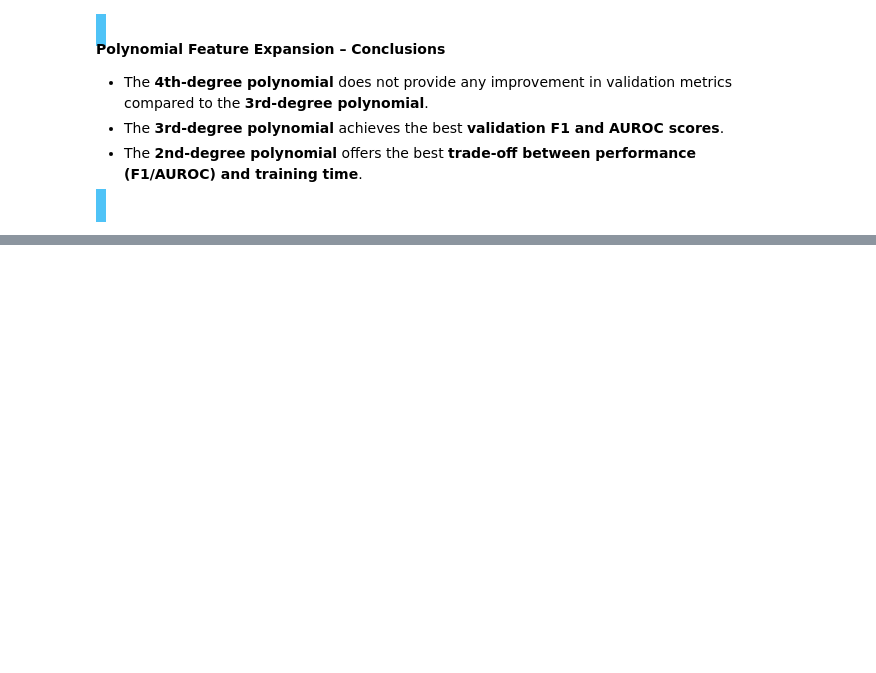
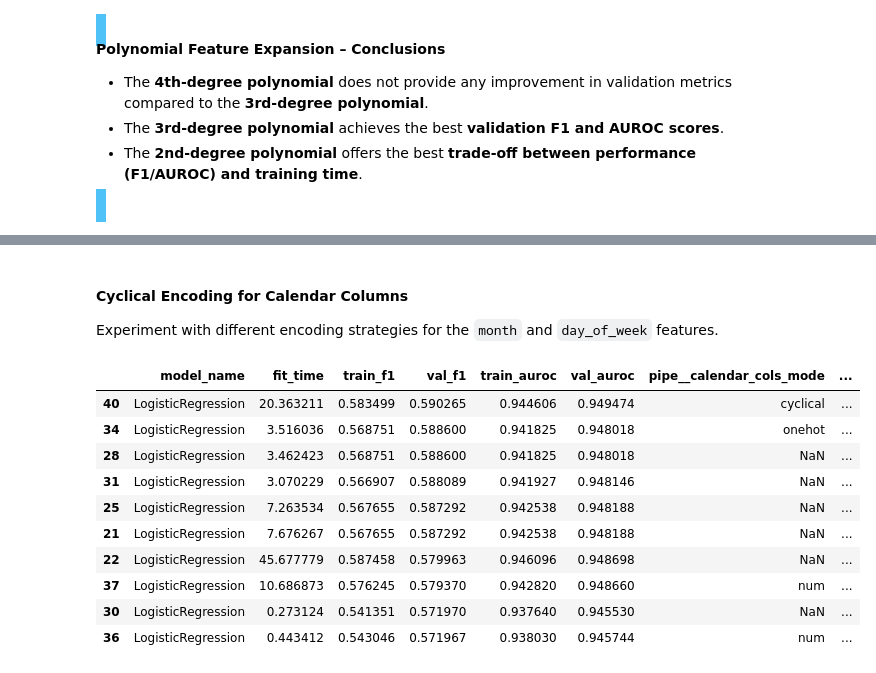
Before and after one commit to Maxstef/bank-deposit-prediction, a Jupyter notebook: notebooks/03_modeling.ipynb, the cells around one changed output, grey strips where cells are left out. Cells and saved outputs as stored; diff of their text form; code cells hidden in the pictures; blank space fills up the shorter version.

```diff
--- a/notebooks/03_modeling.ipynb
+++ b/notebooks/03_modeling.ipynb
@@ -433,0 +482,4 @@ show_results_df(
+# %% [markdown]
+#### Cyclical Encoding for Calendar Columns
+
+Experiment with different encoding strategies for the `month` and `day_of_week` features.
@@ -433,0 +500,18 @@ show_results_df(
+# %%
+show_results_df(
+    show_cols=["model_name", "fit_time", "train_f1", "val_f1", "train_auroc", "val_auroc", "pipe__calendar_cols_mode", "pipe__poly_degree", "n_features"],
+    show_count=10,
+    max_experiment_id=40
+)
+# %% [output]
+|  | model_name | fit_time | train_f1 | val_f1 | train_auroc | val_auroc | pipe__calendar_cols_mode | ... |
+| 40 | LogisticRegression | 20.363211 | 0.583499 | 0.590265 | 0.944606 | 0.949474 | cyclical | ... |
+| 34 | LogisticRegression | 3.516036 | 0.568751 | 0.588600 | 0.941825 | 0.948018 | onehot | ... |
+| 28 | LogisticRegression | 3.462423 | 0.568751 | 0.588600 | 0.941825 | 0.948018 | NaN | ... |
+| 31 | LogisticRegression | 3.070229 | 0.566907 | 0.588089 | 0.941927 | 0.948146 | NaN | ... |
+| 25 | LogisticRegression | 7.263534 | 0.567655 | 0.587292 | 0.942538 | 0.948188 | NaN | ... |
+| 21 | LogisticRegression | 7.676267 | 0.567655 | 0.587292 | 0.942538 | 0.948188 | NaN | ... |
+| 22 | LogisticRegression | 45.677779 | 0.587458 | 0.579963 | 0.946096 | 0.948698 | NaN | ... |
+| 37 | LogisticRegression | 10.686873 | 0.576245 | 0.579370 | 0.942820 | 0.948660 | num | ... |
+| 30 | LogisticRegression | 0.273124 | 0.541351 | 0.571970 | 0.937640 | 0.945530 | NaN | ... |
+| 36 | LogisticRegression | 0.443412 | 0.543046 | 0.571967 | 0.938030 | 0.945744 | num | ... |
```
Also changed, not shown: parts of 29 cells of this notebook, 1 other file.
